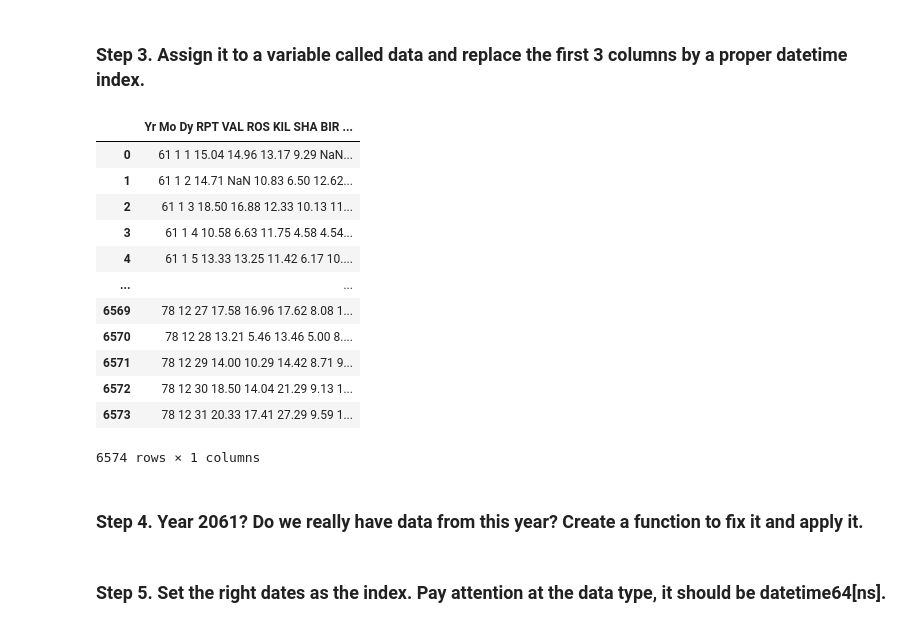
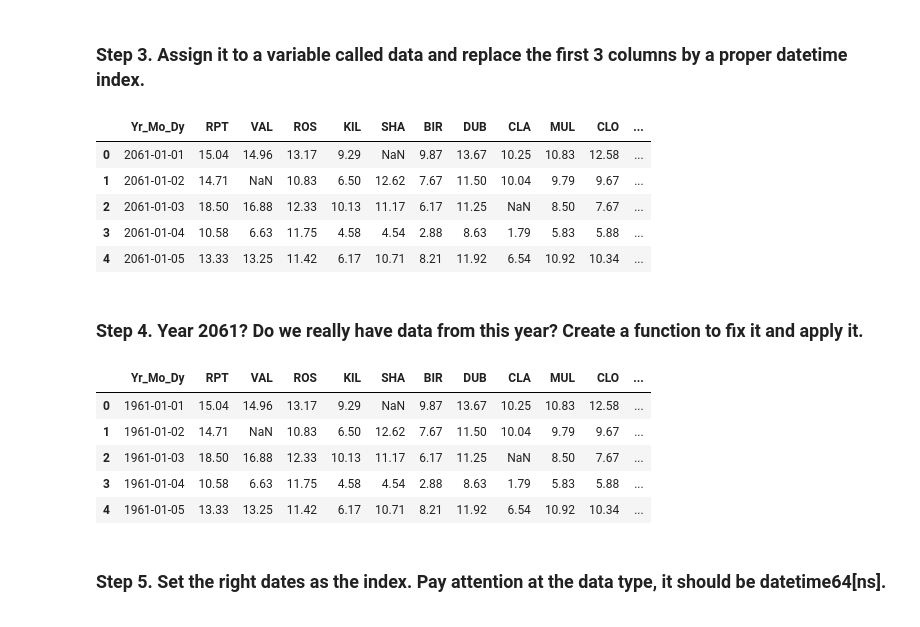
Before and after one commit to StefanMihut/Becode-Course, a Jupyter notebook: content/3.data_tools/pandas/01.drill/pandas_exercises/06_Stats/Wind_Stats/Exercises.ipynb, the cells around one changed output. Saved outputs shown, nothing was run; the diff lists cells and outputs as text; code cells hidden in the pictures.

```diff
--- a/content/3.data_tools/pandas/01.drill/pandas_exercises/06_Stats/Wind_Stats/Exercises.ipynb
+++ b/content/3.data_tools/pandas/01.drill/pandas_exercises/06_Stats/Wind_Stats/Exercises.ipynb
@@ -37,23 +38,32 @@ import numpy as np
 # %% [markdown]
 ### Step 3. Assign it to a variable called data and replace the first 3 columns by a proper datetime index.
 # %%
-data = pd.read_csv("https://raw.githubusercontent.com/guipsamora/pandas_exercises/master/06_Stats/Wind_Stats/wind.data")
-data
+dataset = "https://raw.githubusercontent.com/guipsamora/pandas_exercises/master/06_Stats/Wind_Stats/wind.data"
+data = pd.read_csv(dataset, sep = "\s+", parse_dates = [[0,1,2]])
+
+data.head()
 # %% [output]
-|  | Yr Mo Dy RPT VAL ROS KIL SHA BIR ... |
-| 0 | 61 1 1 15.04 14.96 13.17 9.29 NaN... |
-| 1 | 61 1 2 14.71 NaN 10.83 6.50 12.62... |
-| 2 | 61 1 3 18.50 16.88 12.33 10.13 11... |
-| 3 | 61 1 4 10.58 6.63 11.75 4.58 4.54... |
-| 4 | 61 1 5 13.33 13.25 11.42 6.17 10.... |
-| ... | ... |
-| 6569 | 78 12 27 17.58 16.96 17.62 8.08 1... |
-| 6570 | 78 12 28 13.21 5.46 13.46 5.00 8.... |
-| 6571 | 78 12 29 14.00 10.29 14.42 8.71 9... |
-| 6572 | 78 12 30 18.50 14.04 21.29 9.13 1... |
-| 6573 | 78 12 31 20.33 17.41 27.29 9.59 1... |
+|  | Yr_Mo_Dy | RPT | VAL | ROS | KIL | SHA | BIR | DUB | CLA | MUL | CLO | ... |
+| 0 | 2061-01-01 | 15.04 | 14.96 | 13.17 | 9.29 | NaN | 9.87 | 13.67 | 10.25 | 10.83 | 12.58 | ... |
+| 1 | 2061-01-02 | 14.71 | NaN | 10.83 | 6.50 | 12.62 | 7.67 | 11.50 | 10.04 | 9.79 | 9.67 | ... |
+| 2 | 2061-01-03 | 18.50 | 16.88 | 12.33 | 10.13 | 11.17 | 6.17 | 11.25 | NaN | 8.50 | 7.67 | ... |
+| 3 | 2061-01-04 | 10.58 | 6.63 | 11.75 | 4.58 | 4.54 | 2.88 | 8.63 | 1.79 | 5.83 | 5.88 | ... |
+| 4 | 2061-01-05 | 13.33 | 13.25 | 11.42 | 6.17 | 10.71 | 8.21 | 11.92 | 6.54 | 10.92 | 10.34 | ... |
-6574 rows × 1 columns
 # %% [markdown]
 ### Step 4. Year 2061? Do we really have data from this year? Create a function to fix it and apply it.
+# %%
+def fix_year(x):
+  year = x.year - 100 if x.year > 1989 else x.year
+  return datetime.date(year, x.month, x.day)
+data['Yr_Mo_Dy'] = data['Yr_Mo_Dy'].apply(fix_year)
+#data.info()
+data.head()
+# %% [output]
+|  | Yr_Mo_Dy | RPT | VAL | ROS | KIL | SHA | BIR | DUB | CLA | MUL | CLO | ... |
+| 0 | 1961-01-01 | 15.04 | 14.96 | 13.17 | 9.29 | NaN | 9.87 | 13.67 | 10.25 | 10.83 | 12.58 | ... |
+| 1 | 1961-01-02 | 14.71 | NaN | 10.83 | 6.50 | 12.62 | 7.67 | 11.50 | 10.04 | 9.79 | 9.67 | ... |
+| 2 | 1961-01-03 | 18.50 | 16.88 | 12.33 | 10.13 | 11.17 | 6.17 | 11.25 | NaN | 8.50 | 7.67 | ... |
+| 3 | 1961-01-04 | 10.58 | 6.63 | 11.75 | 4.58 | 4.54 | 2.88 | 8.63 | 1.79 | 5.83 | 5.88 | ... |
+| 4 | 1961-01-05 | 13.33 | 13.25 | 11.42 | 6.17 | 10.71 | 8.21 | 11.92 | 6.54 | 10.92 | 10.34 | ... |
 # %% [markdown]
 ### Step 5. Set the right dates as the index. Pay attention at the data type, it should be datetime64[ns].
```
Also changed, not shown: parts of 12 cells of this notebook.
